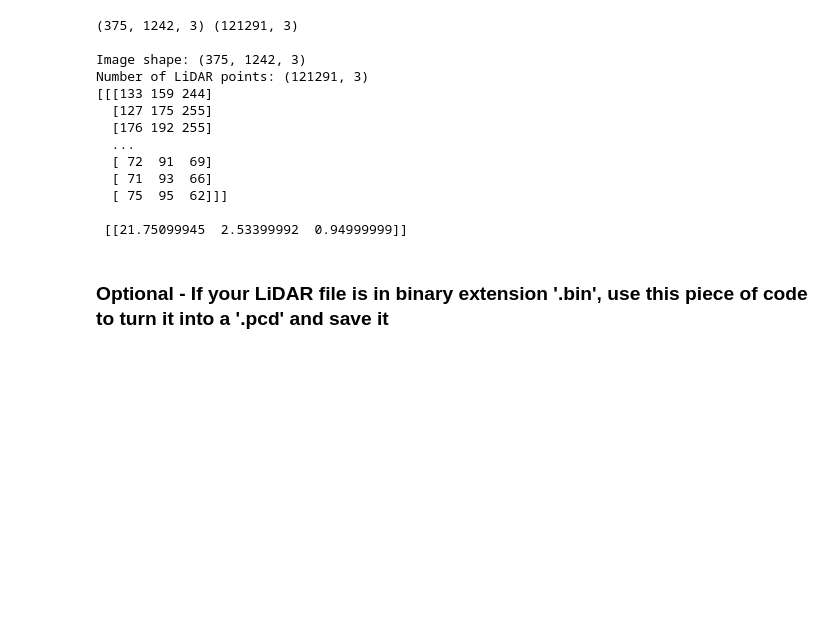
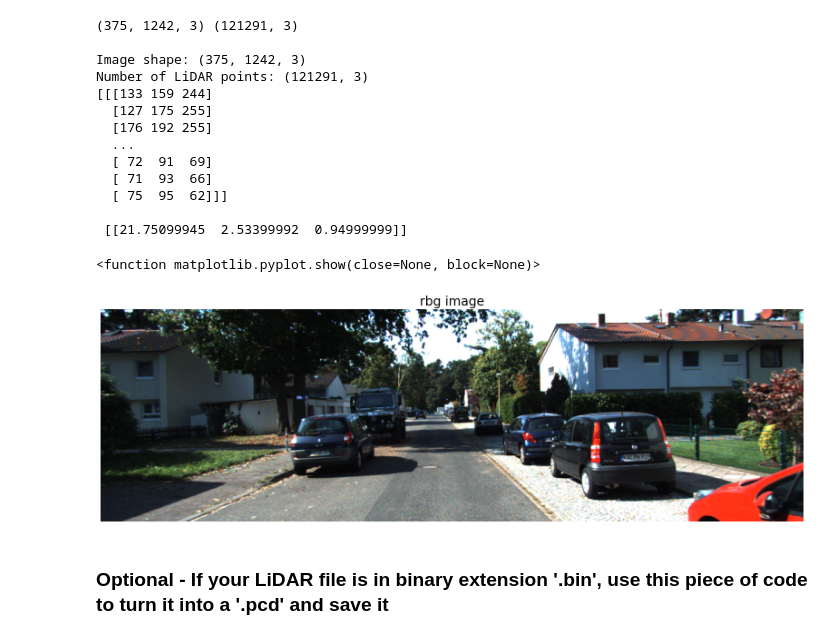
Before and after one commit to shafqatameen/lidar_camera_sensor_fusion, a Jupyter notebook: 2Visual_Fusion_Early_Fusion.ipynb, the cells around one changed output. Saved outputs shown, nothing was run; the diff lists cells and outputs as text; code cells hidden in the pictures; blank space fills up the shorter version.

```diff
--- a/2Visual_Fusion_Early_Fusion.ipynb
+++ b/2Visual_Fusion_Early_Fusion.ipynb
@@ -90,6 +91,17 @@ Number of LiDAR points: (121291, 3)
   [ 75  95  62]]]
 
  [[21.75099945  2.53399992  0.94999999]]
+# %%
+plt.figure(figsize=(20,10))
+plt.imshow(rgb_img)
+plt.axis("off")
+plt.title("rbg image",fontsize=20)
+'''plt.xlabel("xlabel")
+plt.ylabel("ylabel")'''
+plt.show
+# %% [output]
+<function matplotlib.pyplot.show(close=None, block=None)>
+[figure, added]
 # %% [markdown]
 ### Optional - If your LiDAR file is in binary extension '.bin', use this piece of code to turn it into a '.pcd' and save it
 # %% [markdown]
```
Also changed, not shown: parts of 1 cell of this notebook, 1 other file.
